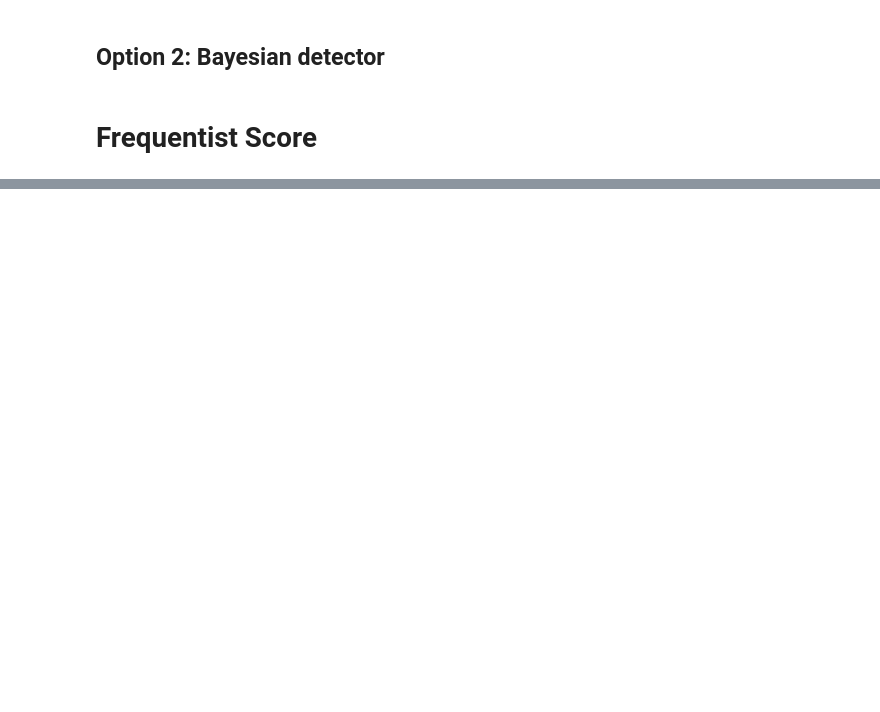
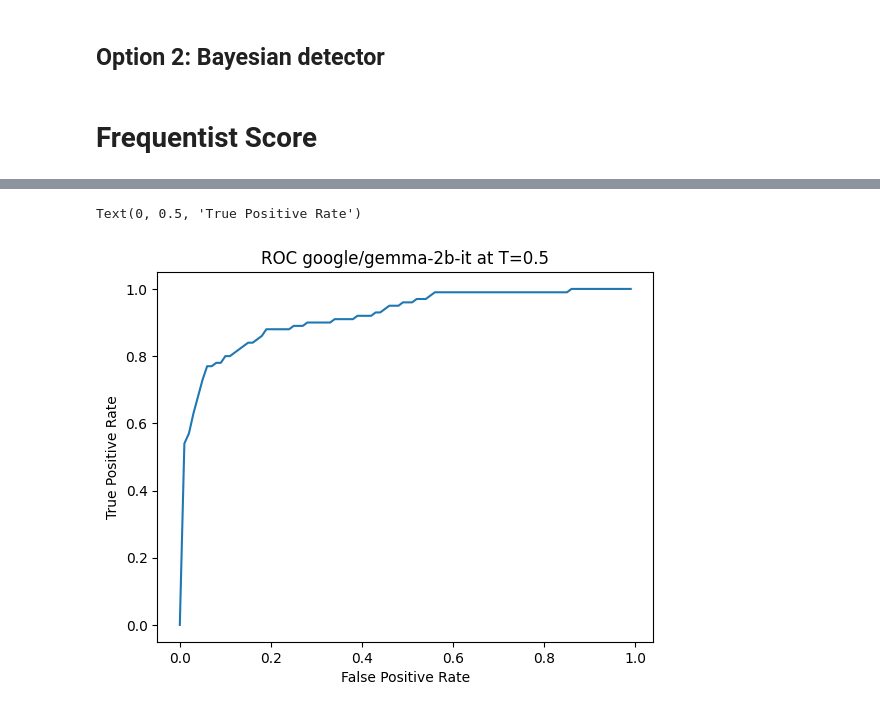
Before and after one commit to JackBlake-zkq/synthid-text, a Jupyter notebook: notebooks/frequentist_experiments.ipynb, the cells around one changed output, grey strips where cells are left out. Saved outputs shown, nothing was run; the diff lists cells and outputs as text; code cells hidden in the pictures; blank space fills up the shorter version.

Commit message:
add eli5 eval graphs

```diff
--- a/notebooks/frequentist_experiments.ipynb
+++ b/notebooks/frequentist_experiments.ipynb
@@ -126,8 +126,8 @@ immutabledict({'ngram_len': 5, 'keys': [654, 400, 836, 123, 340, 443, 597, 160,
 # %%
 # @title Initialize the required constants, tokenizer, and logits processor
 
-BATCH_SIZE = 8
-NUM_BATCHES = 320
+BATCH_SIZE = 10
+NUM_BATCHES = 10
 OUTPUTS_LEN = 1024
 TEMPERATURE = 0.5
 TOP_K = 40
@@ -431,16 +424,16 @@ For full explanation of these scoring functions, see the paper and its Supplemen
 # %%
 # @title Constants
 
-NUM_NEGATIVES = 10000
-POS_BATCH_SIZE = 32
-NUM_POS_BATCHES = 313
-NEG_BATCH_SIZE = 32
-# Truncate outputs to this length for training.
-POS_TRUNCATION_LENGTH = 200
-NEG_TRUNCATION_LENGTH = 200
-# Pad trucated outputs to this length for equal shape across all batches.
-MAX_PADDED_LENGTH = 1000
-TEMPERATURE = 1.0
+# NUM_NEGATIVES = 10000
+# POS_BATCH_SIZE = 32
+# NUM_POS_BATCHES = 313
+# NEG_BATCH_SIZE = 32
+# # Truncate outputs to this length for training.
+# POS_TRUNCATION_LENGTH = 200
+# NEG_TRUNCATION_LENGTH = 200
+# # Pad trucated outputs to this length for equal shape across all batches.
+# MAX_PADDED_LENGTH = 1000
+# TEMPERATURE = 1.0
 # %%
 # @title Generate model responses and compute g-values
 
@@ -781,0 +744,2 @@ Weighted Frequentist scores for unwatermarked responses:  [-1.00000000e+00 -1.00
+# %%
+eli5_prompts = datasets.load_dataset("Pavithree/eli5")
@@ -781,0 +799,4 @@ Weighted Frequentist scores for unwatermarked responses:  [-1.00000000e+00 -1.00
+# %%
+eli5_freq_scores = frequentist_score(
+    eli5_g_values.cpu().numpy(), eli5_combined_mask.cpu().numpy()
+)
@@ -781,0 +823,12 @@ Weighted Frequentist scores for unwatermarked responses:  [-1.00000000e+00 -1.00
+# %%
+import numpy as np
+import matplotlib.pyplot as plt
+fprs = np.array(range(100)) * (1/100)
+tprs = [(np.sum(-eli5_freq_scores <= fpr) / len(eli5_freq_scores)) for fpr in fprs]
+plt.plot(fprs, tprs)
+plt.title(f"ROC for {MODEL_NAME.value} at T={TEMPERATURE}")
+plt.xlabel("False Positive Rate")
+plt.ylabel("True Positive Rate")
+# %% [output]
+Text(0, 0.5, 'True Positive Rate')
+[figure, added]
```
Also changed, not shown: parts of 14 cells of this notebook.
